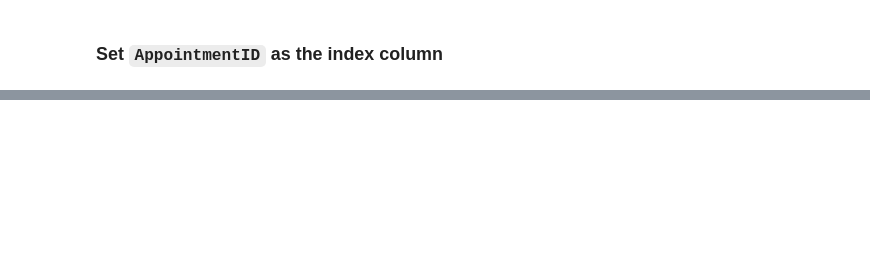
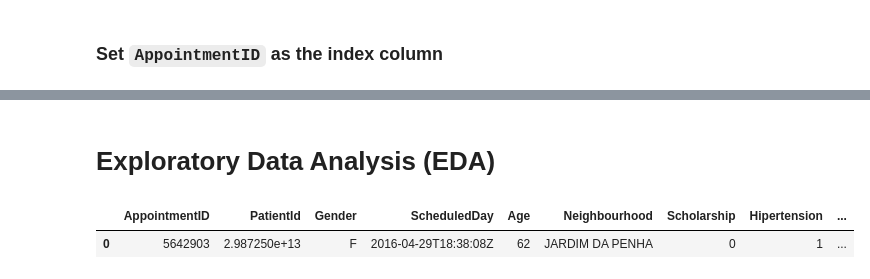
Before and after one commit to Kevson1/Doctor-s-Appointment-Case-Study, a Jupyter notebook: Appointments.ipynb, the cells around one changed output, grey strips where cells are left out. Cells and saved outputs as stored; diff of their text form; code cells hidden in the pictures; blank space fills up the shorter version.

```diff
--- a/Appointments.ipynb
+++ b/Appointments.ipynb
@@ -198,0 +207,12 @@ df_new.head(1)
+# %% [markdown]
+<a id = "eda"></a>
+# Exploratory Data Analysis (EDA)
+# %%
+# Load the cleaned dataset.
+df_clean = pd.read_csv('Dataset/clean_data.csv')
+
+# Verify that the data was loaded successfully
+df_clean.head(1)
+# %% [output]
+|  | AppointmentID | PatientId | Gender | ScheduledDay | Age | Neighbourhood | Scholarship | Hipertension | ... |
+| 0 | 5642903 | 2.987250e+13 | F | 2016-04-29T18:38:08Z | 62 | JARDIM DA PENHA | 0 | 1 | ... |
```
Also changed, not shown: parts of 14 cells of this notebook.
